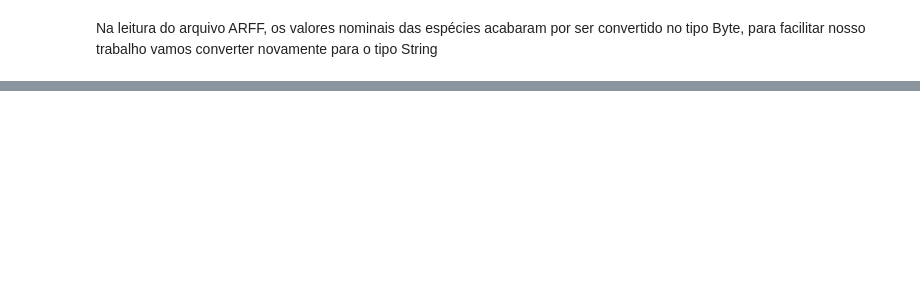
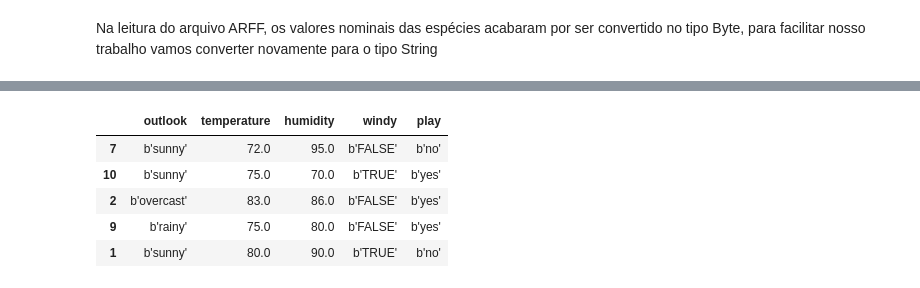
Before and after one commit to xsacbj/Mini-Weka, a Jupyter notebook: Mini Weka.ipynb, the cells around one changed output, grey strips where cells are left out. Saved outputs shown, nothing was run; the diff lists cells and outputs as text; code cells hidden in the pictures; blank space fills up the shorter version.

```diff
--- a/Mini Weka.ipynb
+++ b/Mini Weka.ipynb
@@ -90,0 +105,9 @@ data.sample(5)
+# %%
+data.sample(5)
+# %% [output]
+|  | outlook | temperature | humidity | windy | play |
+| 7 | b'sunny' | 72.0 | 95.0 | b'FALSE' | b'no' |
+| 10 | b'sunny' | 75.0 | 70.0 | b'TRUE' | b'yes' |
+| 2 | b'overcast' | 83.0 | 86.0 | b'FALSE' | b'yes' |
+| 9 | b'rainy' | 75.0 | 80.0 | b'FALSE' | b'yes' |
+| 1 | b'sunny' | 80.0 | 90.0 | b'TRUE' | b'no' |
```
Also changed, not shown: parts of 23 cells of this notebook.
